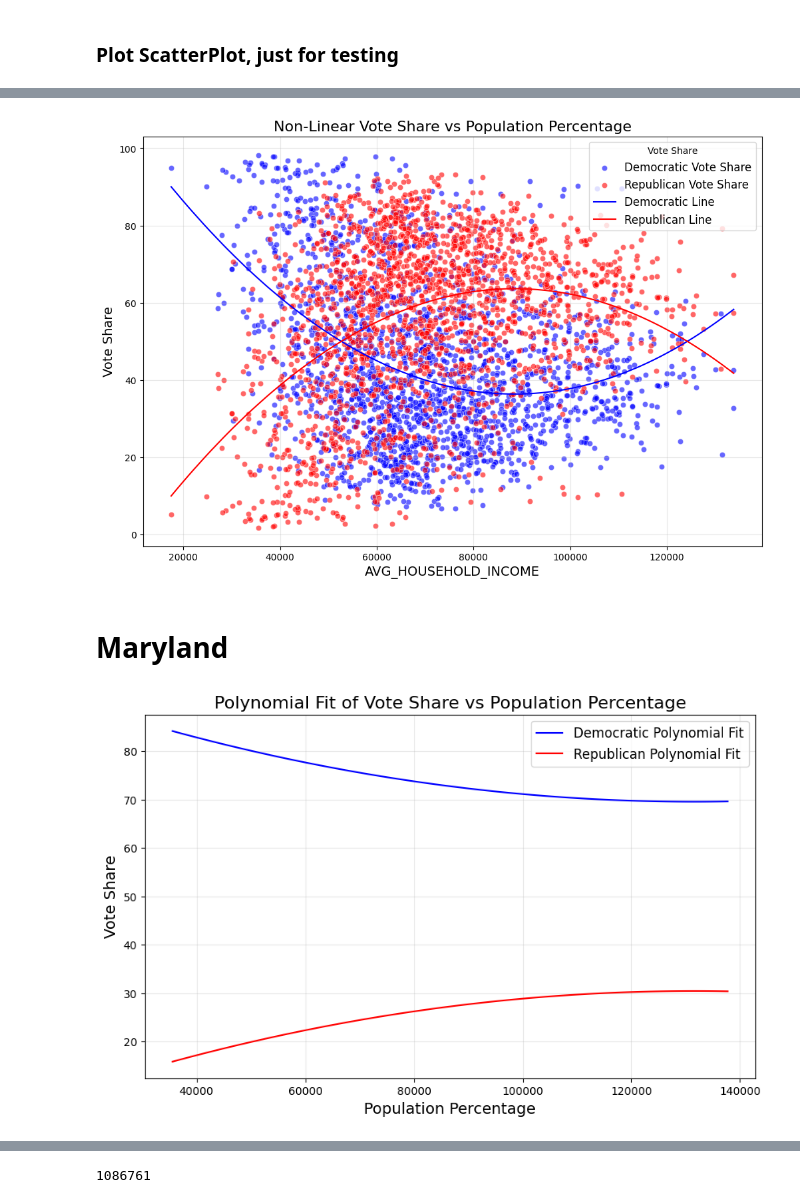
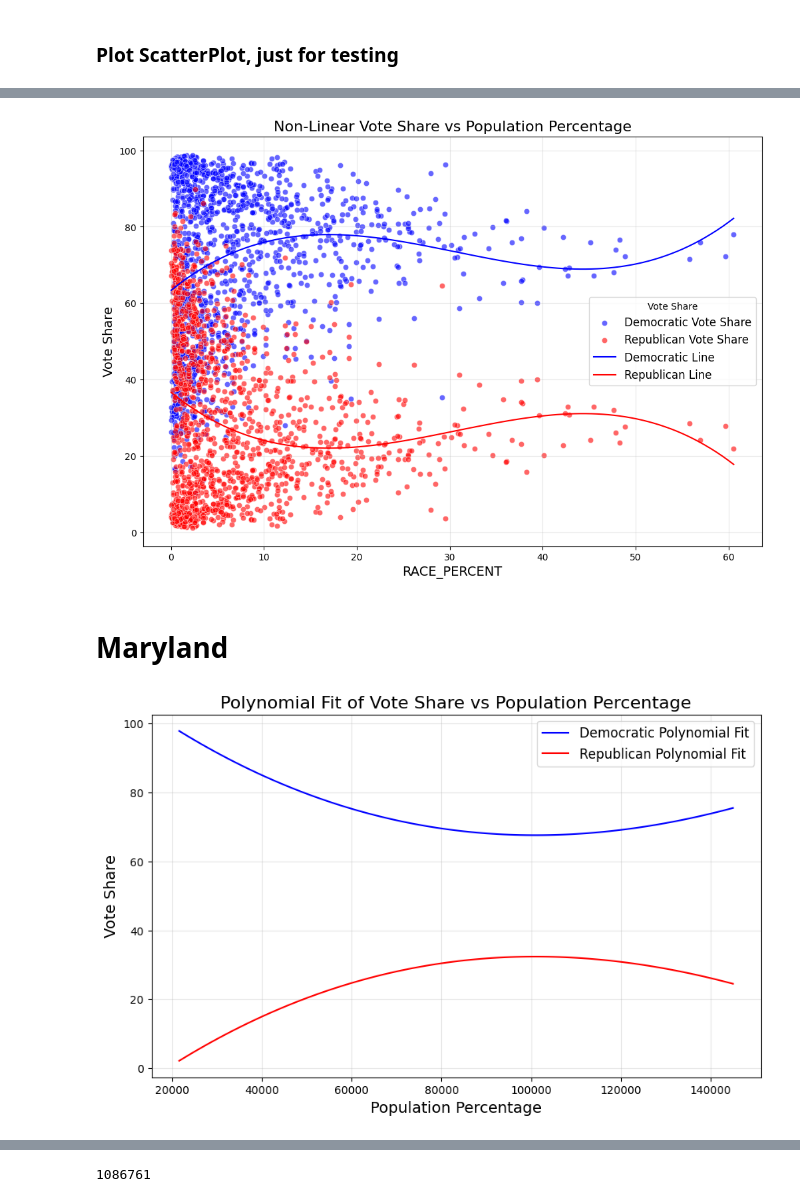
Before and after one commit to SBU-CSE-416/votifier, a Jupyter notebook: server/data/preprocess_gingles.ipynb, the cells around one changed output, grey strips where cells are left out. Drawn from its saved outputs; the diff is of its cells as text; code cells hidden in the pictures.

```diff
--- a/server/data/preprocess_gingles.ipynb
+++ b/server/data/preprocess_gingles.ipynb
@@ -365,14 +365,14 @@ print(sc_income_pop_vote_share_urban_df)
 # %%
 plot_vote_share_vs_population(
-    df=sc_white_pop_vote_share_df,
-    population_col='AVG_HOUSEHOLD_INCOME',
+    df=md_asian_pop_vote_share_df,
+    population_col='RACE_PERCENT',
     dem_col='DEMOCRATIC_VOTE_SHARE',
     rep_col='REPUBLICAN_VOTE_SHARE',
     region_type='all',
-    degree=2
+    degree=3
 )
 # %% [output]
-[figure, old version]
+[figure, new version]
 # %% [markdown]
 # Maryland
 # %%
@@ -418,7 +418,7 @@ md_hispanic_income_polynomial_fit = get_polynomial_fit_json(md_hispanic_pop_vote
 #     region_type='all',
 #     degree=2
 # )
-json_data = md_income_polynomial_fit_urban
+json_data = md_income_polynomial_fit
 import matplotlib.pyplot as plt
 
 # Extract data for plotting
@@ -444,6 +444,6 @@ plt.grid(alpha=0.3)
 # Show the plot
 plt.show()
 # %% [output]
-[figure, old version]
+[figure, new version]
 # %%
 plot_vote_share_vs_population(
```
Also changed, not shown: parts of 6 cells of this notebook, 1 other file.
